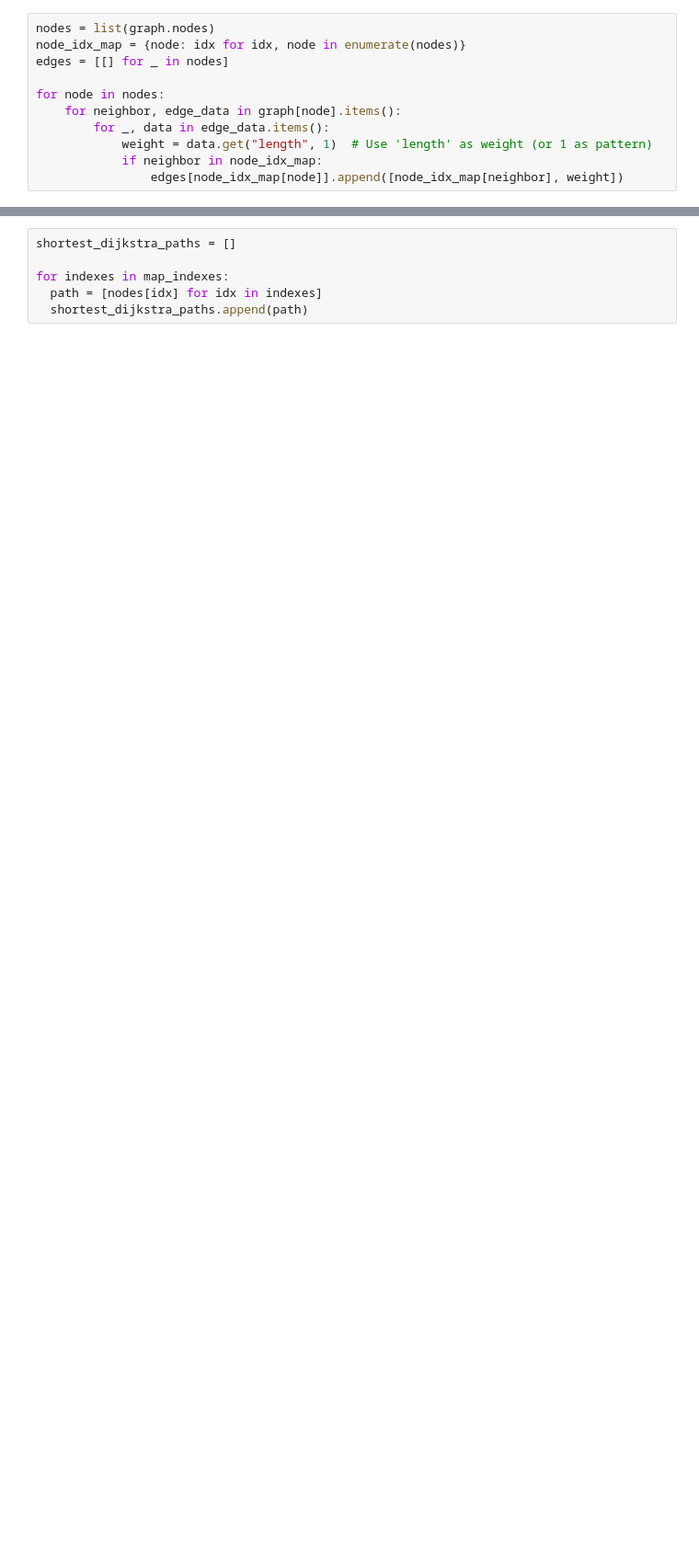
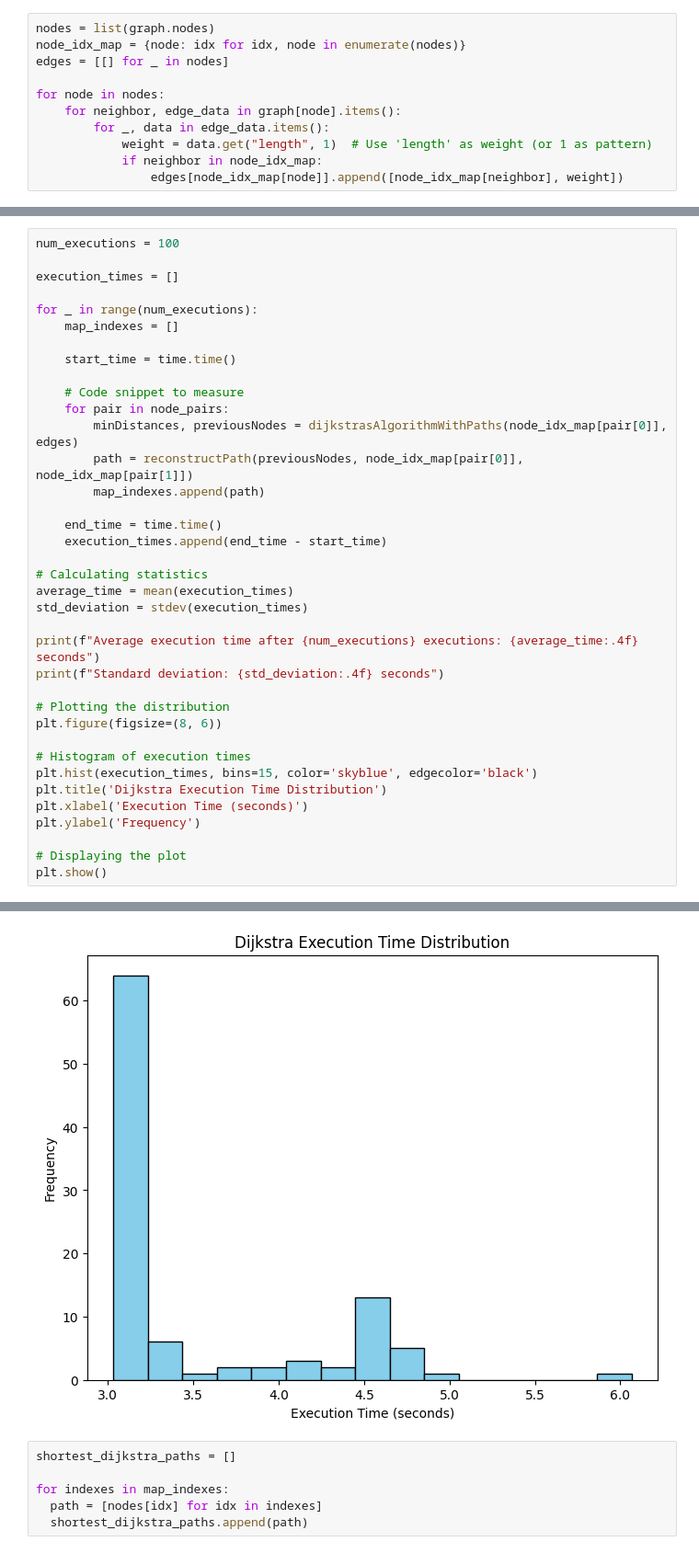
Before and after one commit to igorservo159/ads2-ufrn, a Jupyter notebook: UN2/U2T3/dijkstra.ipynb, the cells around one changed output, grey strips where cells are left out. Shown at 92% size. Drawn from its saved outputs; the diff is of its cells as text; blank space fills up the shorter version.

```diff
--- a/UN2/U2T3/dijkstra.ipynb
+++ b/UN2/U2T3/dijkstra.ipynb
@@ -376,0 +392,38 @@ Tempo de execução: 3.221240282058716 segundos
+# %%
+num_executions = 100
+
+execution_times = []
+
+for _ in range(num_executions):
+    map_indexes = []
+
+    start_time = time.time()
+
+    # Code snippet to measure
+    for pair in node_pairs:
+        minDistances, previousNodes = dijkstrasAlgorithmWithPaths(node_idx_map[pair[0]], edges)
+        path = reconstructPath(previousNodes, node_idx_map[pair[0]], node_idx_map[pair[1]])
+        map_indexes.append(path)
+
+    end_time = time.time()
+    execution_times.append(end_time - start_time)
+
+# Calculating statistics
+average_time = mean(execution_times)
+std_deviation = stdev(execution_times)
+
+print(f"Average execution time after {num_executions} executions: {average_time:.4f} seconds")
+print(f"Standard deviation: {std_deviation:.4f} seconds")
+
+# Plotting the distribution
+plt.figure(figsize=(8, 6))
+
+# Histogram of execution times
+plt.hist(execution_times, bins=15, color='skyblue', edgecolor='black')
+plt.title('Dijkstra Execution Time Distribution')
+plt.xlabel('Execution Time (seconds)')
+plt.ylabel('Frequency')
+
+# Displaying the plot
+plt.show()
+# %% [output]
@@ -377,3 +432,4 @@ Tempo de execução: 3.221240282058716 segundos
+[figure, added]
 # %%
 shortest_dijkstra_paths = []
 
```
Also changed, not shown: parts of 9 cells of this notebook.
